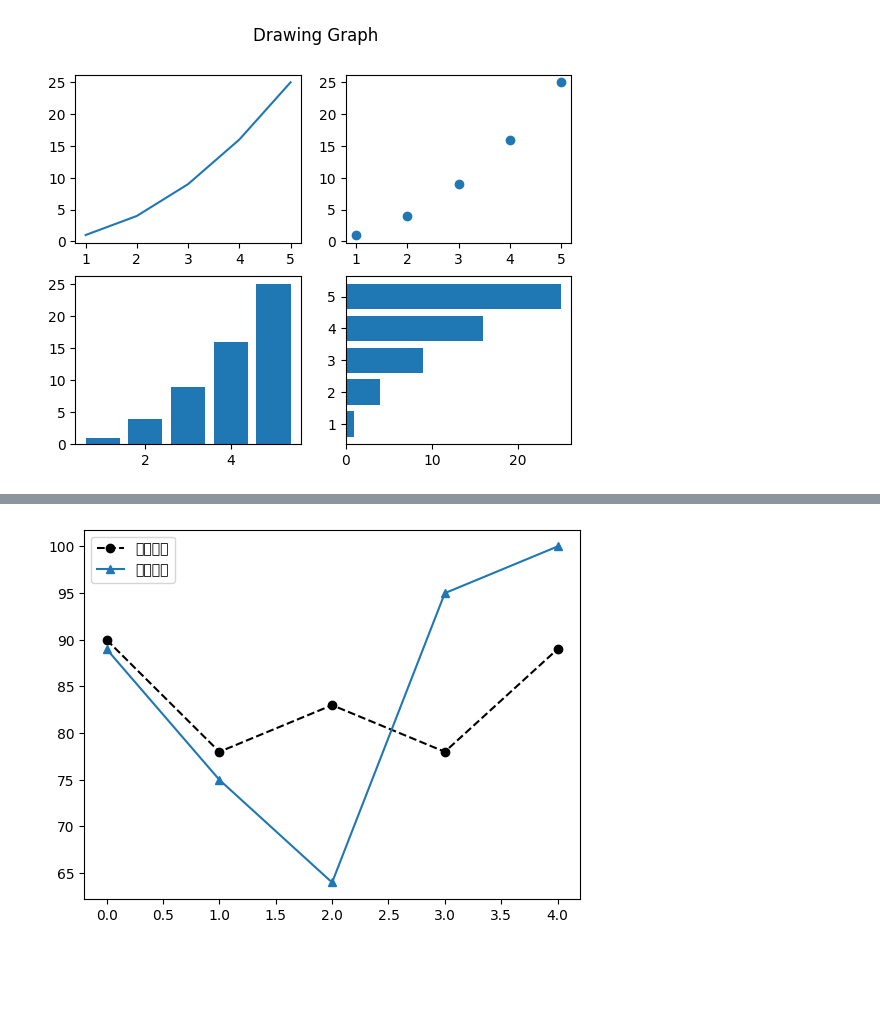
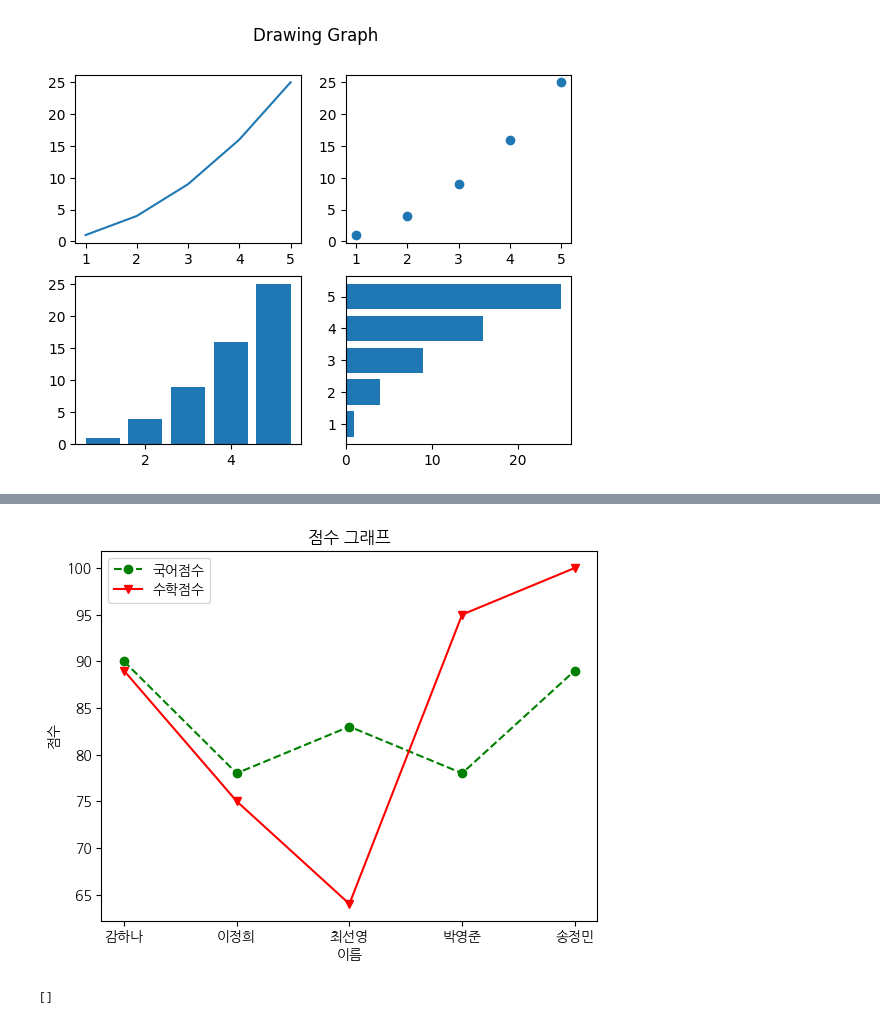
Before and after one commit to jiyoun1/aipython, a Jupyter notebook: 240111.ipynb, the cells around one changed output, grey strips where cells are left out. Drawn from its saved outputs; the diff is of its cells as text; code cells hidden in the pictures; blank space fills up the shorter version.

```diff
--- a/240111.ipynb
+++ b/240111.ipynb
@@ -84,12 +106,21 @@ plt.show()
 # %%
 import matplotlib.pyplot as plt
 import pandas as pd
 
+plt.rc('font', family='NanumGothic')
 df = pd.read_excel('data1.xlsx')
 
-plt.plot(df['kor'], 'k--', marker='o', label='국어점수')
-plt.plot(df['math'], marker='^',label='수학점수')
+plt.plot(df['name'],df['kor'], 'g--', marker='o', label='국어점수')
+plt.plot(df['name'],df['math'],'r-', marker='v',label='수학점수')
+plt.title('점수 그래프')
+plt.xlabel('이름')
+plt.ylabel('점수')
 plt.legend()
 plt.show()
 # %% [output]
-[figure, old version]
+[figure, new version]
+# %%
+import seaborn as sns
+sns.get_dataset_names()
+# %% [output]
+[]
```
Also changed, not shown: parts of 11 cells of this notebook.
